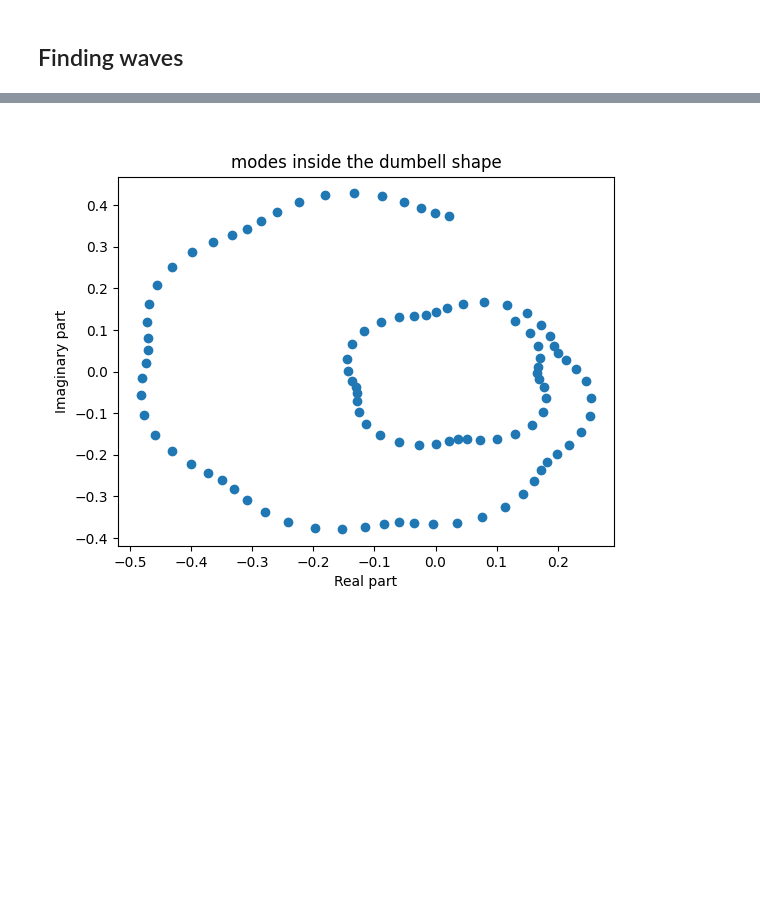
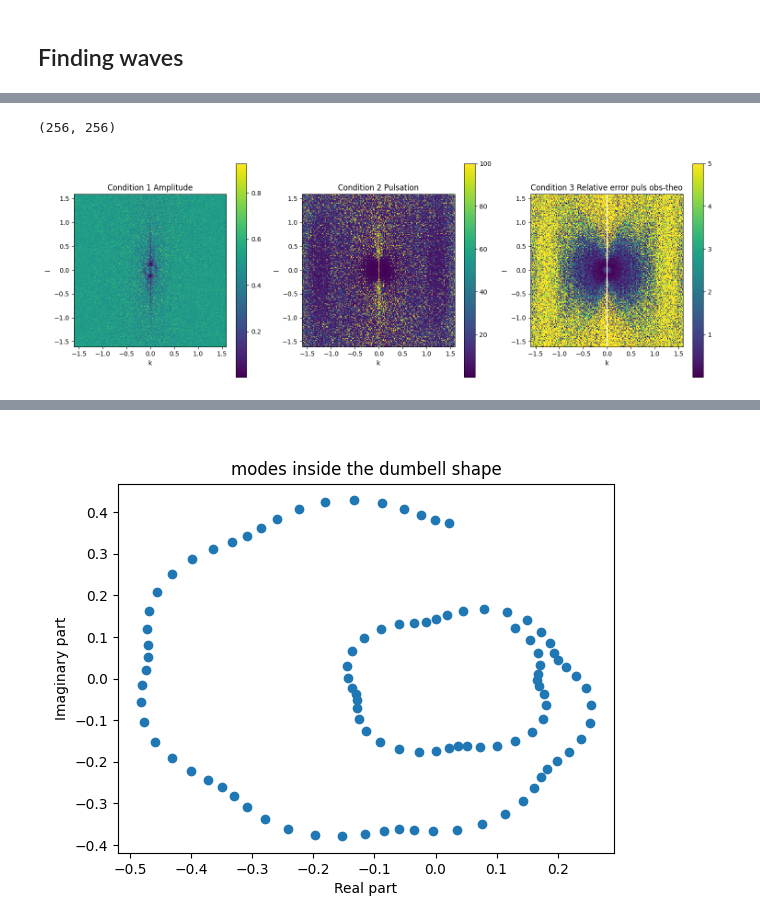
Before and after one commit to LennardMiller/Stage_M2, a Jupyter notebook: Rossby_diag.ipynb, the cells around one changed output, grey strips where cells are left out. Cells and saved outputs as stored; diff of their text form; code cells hidden in the pictures; blank space fills up the shorter version.

```diff
--- a/Rossby_diag.ipynb
+++ b/Rossby_diag.ipynb
@@ -913,3 +987,39 @@ Real part shape: (100, 2048, 2048)
+# %%
+print(np.shape(condition2))
+# Plotting
+fig, axs = plt.subplots(1, 3, figsize=(15, 5))
+
+# Plotting condition1
+c1 = axs[0].pcolormesh(Kx,Ky,condition1)
+axs[0].set_title('Condition 1 Amplitude')
+axs[0].set_xlabel('k')
+axs[0].set_ylabel('l')
+axs[0].set_aspect('equal')
+fig.colorbar(c1, ax=axs[0], orientation='vertical')
+
+# Plotting condition2
+c2 = axs[1].pcolormesh(Kx,Ky,condition2,vmax=100)
+axs[1].set_title('Condition 2 Pulsation')
+axs[1].set_xlabel('k')
+axs[1].set_ylabel('l')
+axs[1].set_aspect('equal')
+fig.colorbar(c2, ax=axs[1], orientation='vertical')
+
+# Plotting condition3
+c3 = axs[2].pcolormesh(Kx,Ky,epsi3,vmax=5)#,vmin=0,vmax=1.3)
+axs[2].set_title('Condition 3 Relative error puls obs-theo')
+axs[2].set_xlabel('k')
+axs[2].set_ylabel('l')
+axs[2].set_aspect('equal')
+fig.colorbar(c3, ax=axs[2], orientation='vertical')
+
+
+plt.tight_layout()
+plt.savefig("./figures/Wave_sign/3conditions_compared_"  + "simu"+where+str(simu_name)+ ".png")
+plt.show()
+# %% [output]
+(256, 256)
+[figure, added]
 # %%
 #Plotting the error map of the 3rd criterium
 plt.figure()
```
Also changed, not shown: parts of 9 cells of this notebook, 11 other files.
